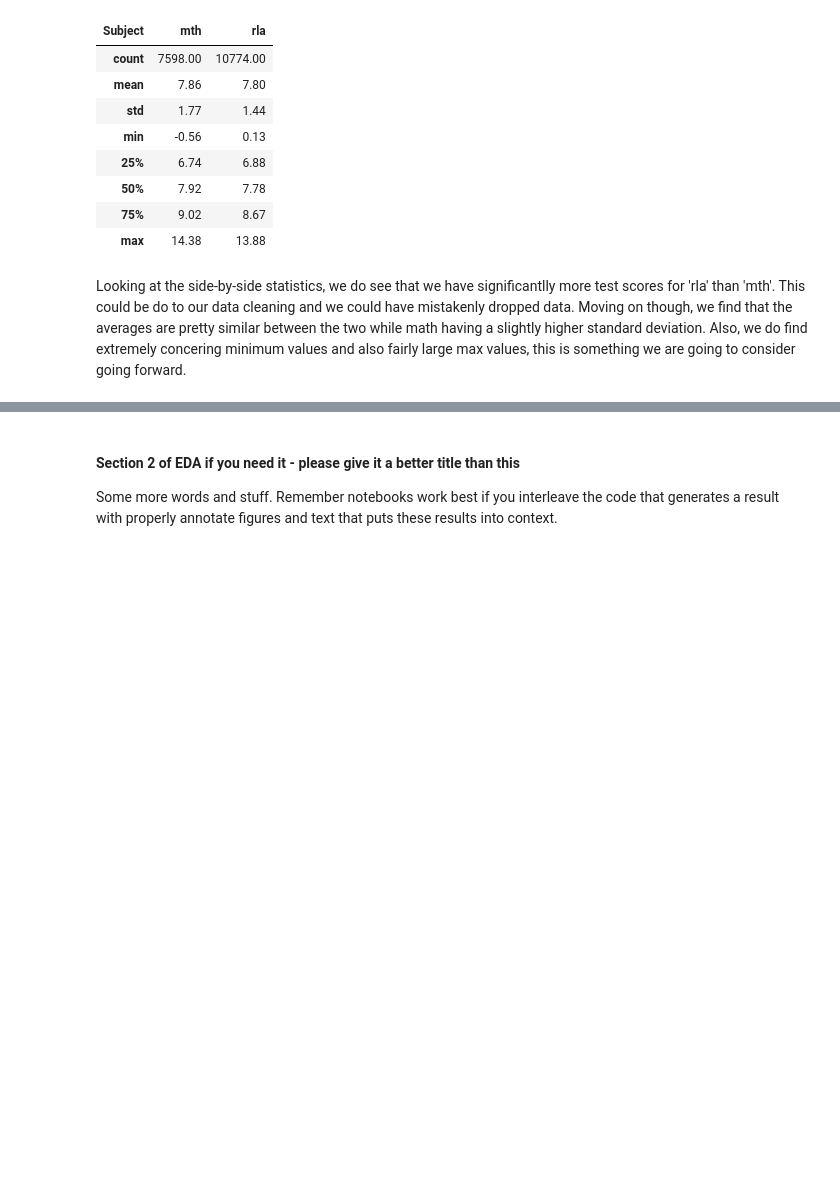
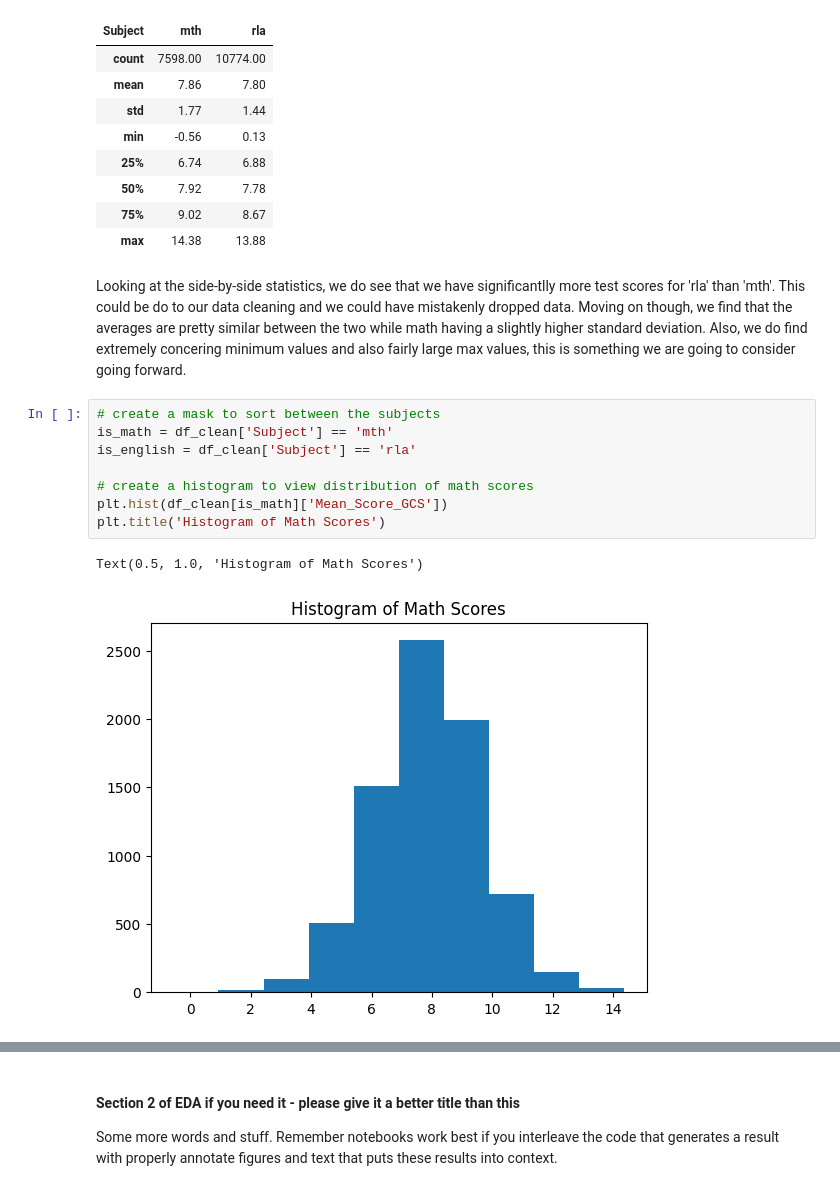
Before and after one commit to COGS108/Group006_WI26, a Jupyter notebook: 02-EDACheckpoint.ipynb, the cells around one changed output, grey strips where cells are left out. Drawn from its saved outputs; the diff is of its cells as text; blank space fills up the shorter version.

```diff
--- a/02-EDACheckpoint.ipynb
+++ b/02-EDACheckpoint.ipynb
@@ -370,3 +362,14 @@ display(df_stats)
 | max | 14.38 | 13.88 |
 # %% [markdown]
 Looking at the side-by-side statistics, we do see that we have significantlly more test scores for 'rla' than 'mth'. This could be do to our data cleaning and we could have mistakenly dropped data. Moving on though, we find that the averages are pretty similar between the two while math having a slightly higher standard deviation. Also, we do find extremely concering minimum values and also fairly large max values, this is something we are going to consider going forward.
+# %%
+# create a mask to sort between the subjects
+is_math = df_clean['Subject'] == 'mth'
+is_english = df_clean['Subject'] == 'rla'
+
+# create a histogram to view distribution of math scores
+plt.hist(df_clean[is_math]['Mean_Score_GCS'])
+plt.title('Histogram of Math Scores')
+# %% [output]
+Text(0.5, 1.0, 'Histogram of Math Scores')
+[figure, added]
```
Also changed, not shown: parts of 12 cells of this notebook.
